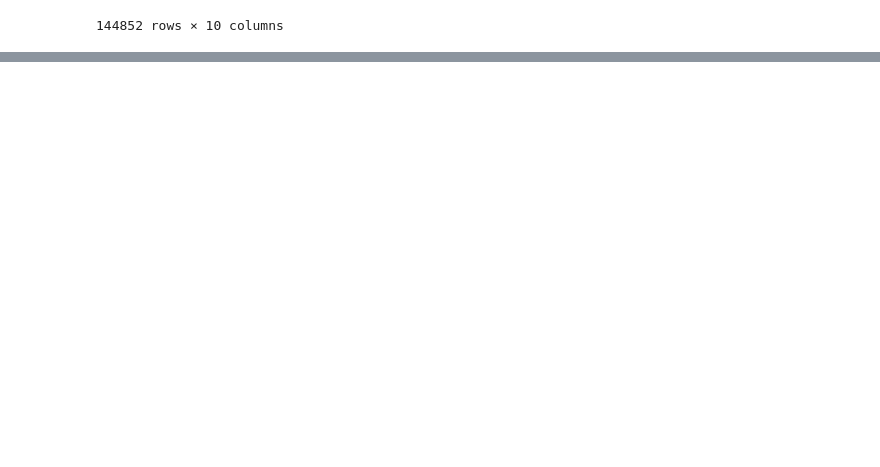
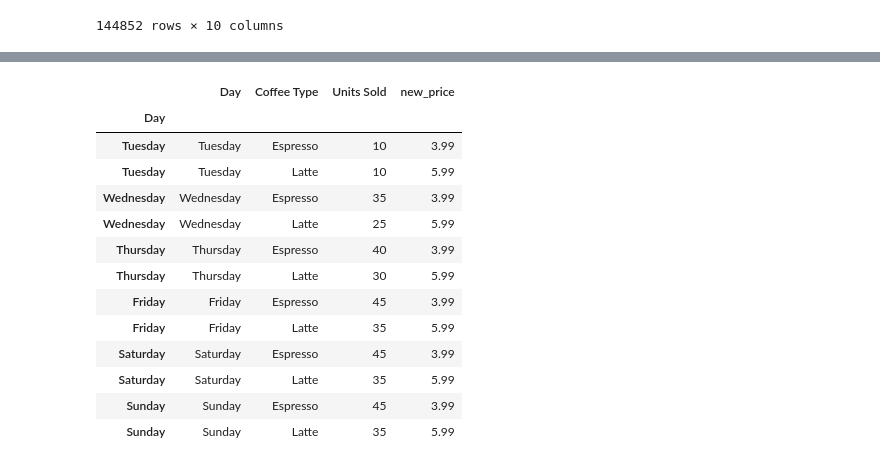
Before and after one commit to web-wizard-web/Python_for_AI_and_ML, a Jupyter notebook: Pandas/pandas.ipynb, the cells around one changed output, grey strips where cells are left out. Cells and saved outputs as stored; diff of their text form; code cells hidden in the pictures; blank space fills up the shorter version.

```diff
--- a/Pandas/pandas.ipynb
+++ b/Pandas/pandas.ipynb
@@ -633,0 +708,18 @@ bios[bios["name"].str.count(r'[AEIOUaeiou]')>=2]
+# %%
+# Dropping a index (row)
+coffee.drop("Monday")
+# %% [output]
+|  | Day | Coffee Type | Units Sold | new_price |
+| Day |  |  |  |  |
+| Tuesday | Tuesday | Espresso | 10 | 3.99 |
+| Tuesday | Tuesday | Latte | 10 | 5.99 |
+| Wednesday | Wednesday | Espresso | 35 | 3.99 |
+| Wednesday | Wednesday | Latte | 25 | 5.99 |
+| Thursday | Thursday | Espresso | 40 | 3.99 |
+| Thursday | Thursday | Latte | 30 | 5.99 |
+| Friday | Friday | Espresso | 45 | 3.99 |
+| Friday | Friday | Latte | 35 | 5.99 |
+| Saturday | Saturday | Espresso | 45 | 3.99 |
+| Saturday | Saturday | Latte | 35 | 5.99 |
+| Sunday | Sunday | Espresso | 45 | 3.99 |
+| Sunday | Sunday | Latte | 35 | 5.99 |
```
Also changed, not shown: parts of 62 cells of this notebook, 2 other files.
